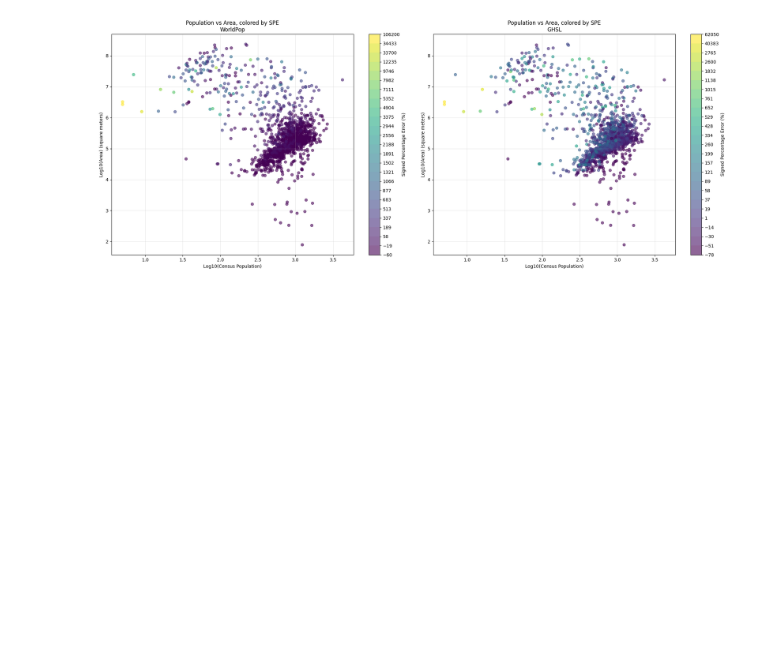
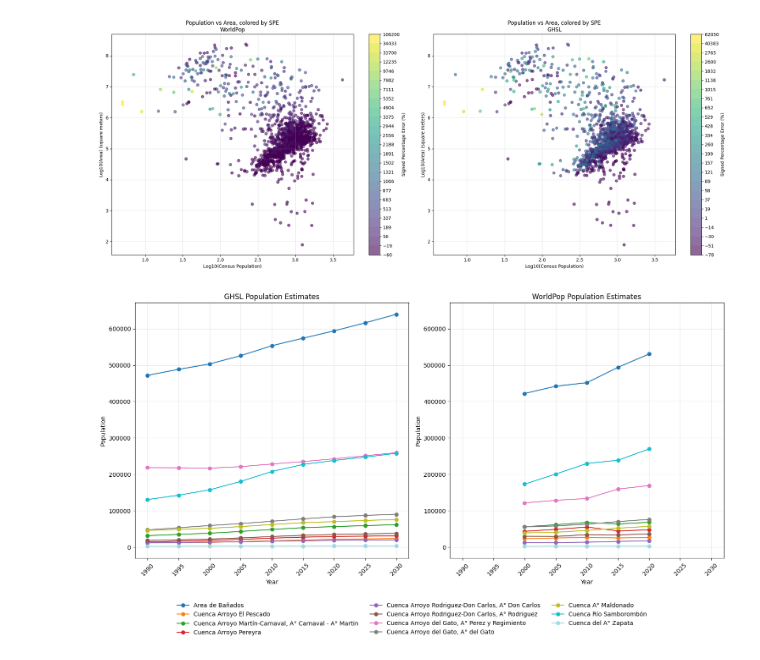
Before and after one commit to nlebovits/ciut-tablero, a Jupyter notebook: tutorials/exposicion.ipynb, the cells around one changed output. Cells and saved outputs as stored; diff of their text form; code cells hidden in the pictures; blank space fills up the shorter version.

```diff
--- a/tutorials/espanol/exposicion.ipynb
+++ b/tutorials/exposicion.ipynb
@@ -369,3 +535,88 @@ plt.show()
+# %%
+# Create a figure with two subplots side by side
+fig, (ax1, ax2) = plt.subplots(1, 2, figsize=(15, 8))
+
+# Get unique nombres for colors
+nombres = grouped["nombre"].unique()
+colors = plt.cm.tab20(np.linspace(0, 1, len(nombres)))
+
+# Plot each nombre as a separate line
+for i, nombre in enumerate(nombres):
+    # Plot GHSL data (left plot)
+    ghsl_data = grouped[(grouped["nombre"] == nombre) & (grouped["source"] == "GHSL")]
+    ax1.plot(
+        ghsl_data["year"],
+        ghsl_data["pob"],
+        marker="o",
+        linestyle="-",
+        label=nombre,
+        color=colors[i],
+    )
+
+    # Plot WorldPop data (right plot)
+    worldpop_data = grouped[
+        (grouped["nombre"] == nombre) & (grouped["source"] == "WorldPop")
+    ]
+    ax2.plot(
+        worldpop_data["year"],
+        worldpop_data["pob"],
+        marker="o",
+        linestyle="-",
+        label=nombre,
+        color=colors[i],
+    )
+
+# Add labels and titles
+ax1.set_xlabel("Year")
+ax1.set_ylabel("Population")
+ax1.set_title("GHSL Population Estimates")
+ax2.set_xlabel("Year")
+ax2.set_ylabel("Population")
+ax2.set_title("WorldPop Population Estimates")
+
+# Add grid for better readability
+ax1.grid(True, alpha=0.3)
+ax2.grid(True, alpha=0.3)
+
+# Rotate x-axis labels
+ax1.tick_params(axis="x", rotation=45)
+ax2.tick_params(axis="x", rotation=45)
+
+# Get the handles and labels for the legend
+handles, labels = ax1.get_legend_handles_labels()
+
+# Create a single legend below both plots
+fig.legend(
+    handles, labels, loc="center", bbox_to_anchor=(0.5, 0.02), ncol=3, frameon=False
+)
+
+# Set the same x and y limits for both plots with padding
+x_min = min(grouped["year"].min(), grouped["year"].min())
+x_max = max(grouped["year"].max(), grouped["year"].max())
+y_min = min(grouped["pob"].min(), grouped["pob"].min())
+y_max = max(grouped["pob"].max(), grouped["pob"].max())
+
+# Add padding to x-axis limits
+x_padding = (x_max - x_min) * 0.05
+x_min = x_min - x_padding
+x_max = x_max + x_padding
+y_padding = (y_max - y_min) * 0.05
+y_min = y_min - y_padding
+y_max = y_max + y_padding
+
+ax1.set_xlim(x_min, x_max)
+ax2.set_xlim(x_min, x_max)
+ax1.set_ylim(y_min, y_max)
+ax2.set_ylim(y_min, y_max)
+
+# Adjust layout to make room for the legend
+plt.tight_layout()
+plt.subplots_adjust(bottom=0.2)  # Make room for the legend
+
+# Show the plot
+plt.show()
+# %% [output]
+[figure, added]
 # %%
 # Define years to process
 years = [1990, 1995, 2000, 2005, 2010, 2015, 2020, 2025, 2030]
```
Also changed, not shown: parts of 10 cells of this notebook, 6 other files.
